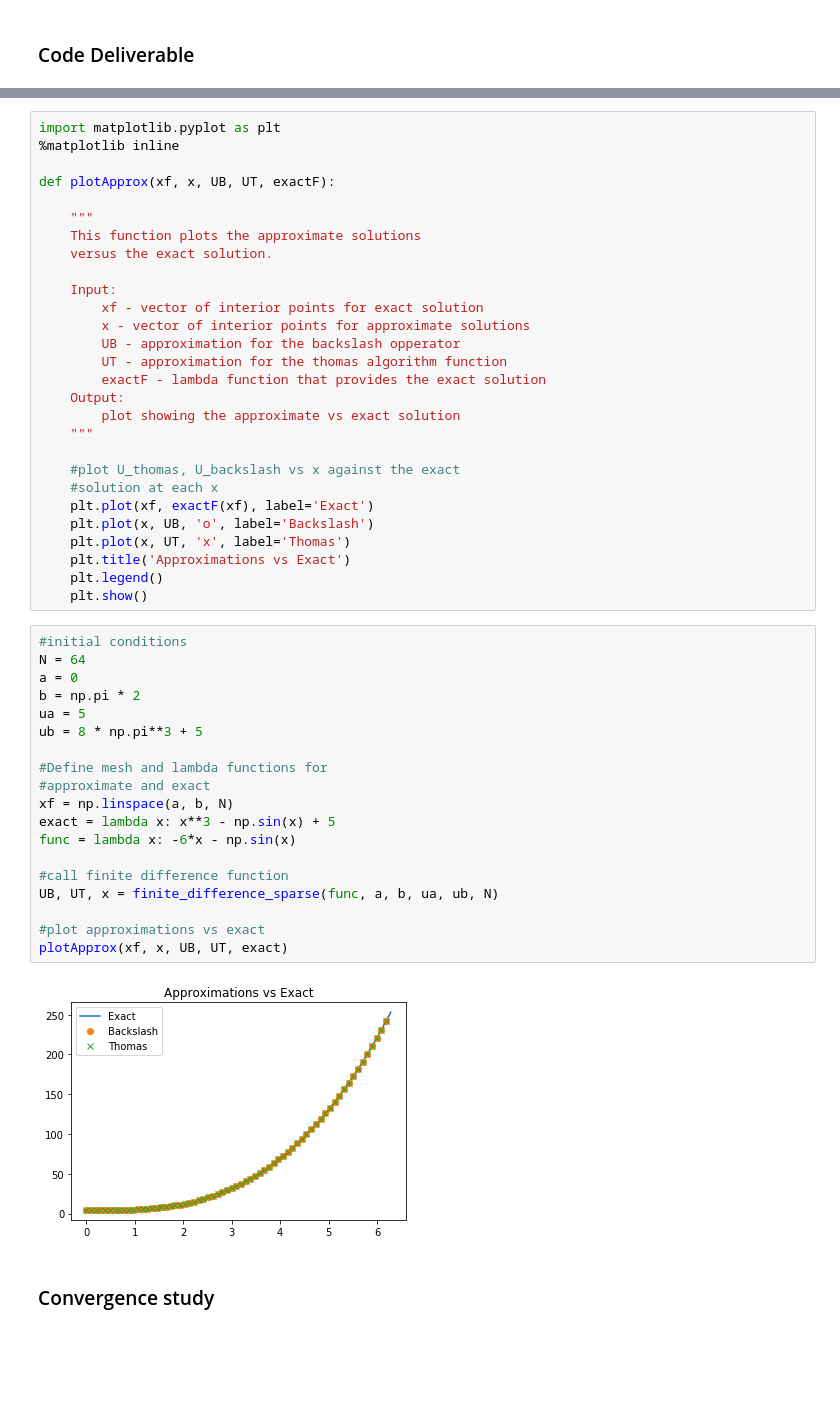
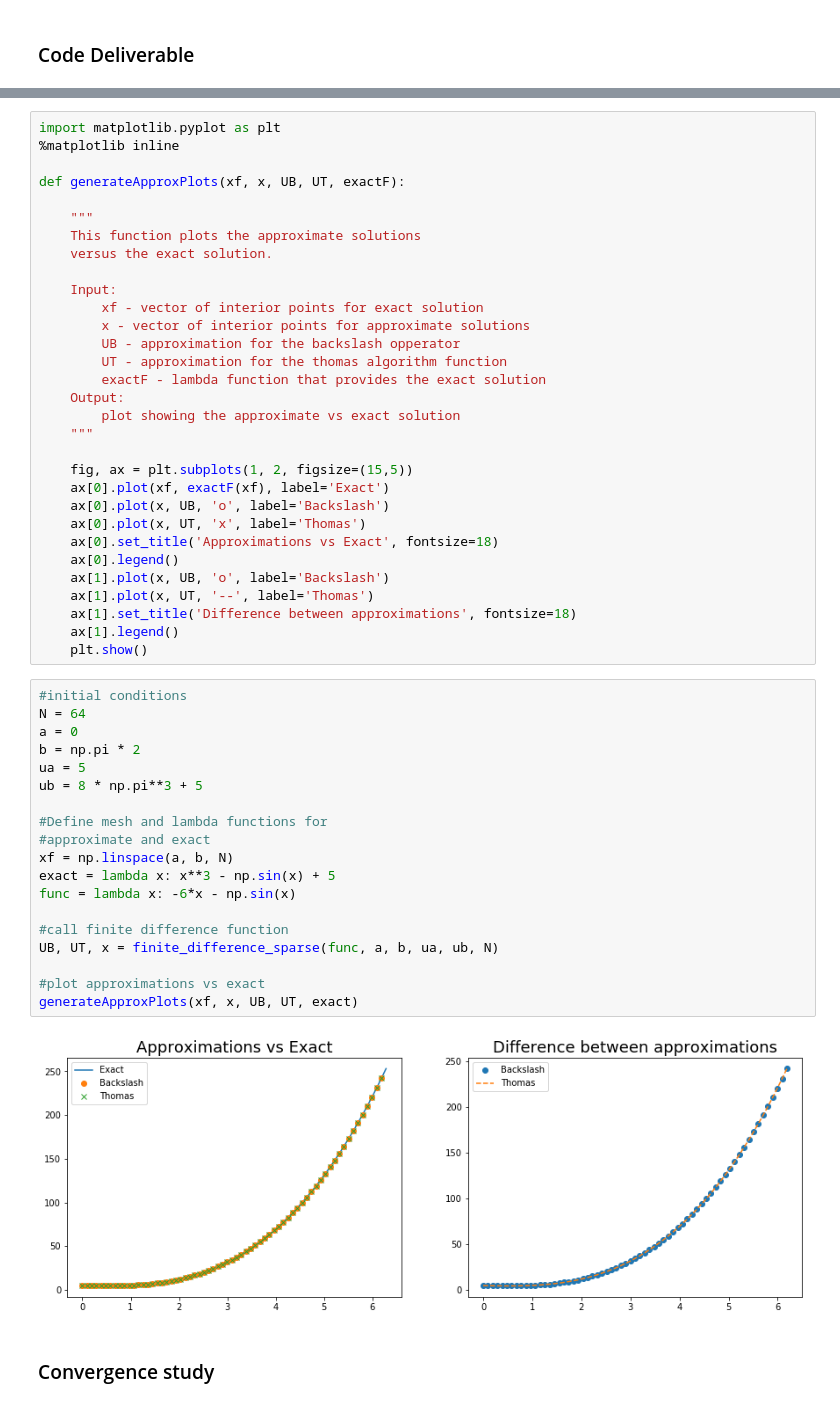
Before and after one commit to pots7878/1D_Finite_Differences, a Jupyter notebook: Lab 3 1D Finite Differences.ipynb, the cells around one changed output, grey strips where cells are left out. Saved outputs shown, nothing was run; the diff lists cells and outputs as text; blank space fills up the shorter version.

```diff
--- a/Lab 3 1D Finite Differences.ipynb
+++ b/Lab 3 1D Finite Differences.ipynb
@@ -132,7 +139,7 @@ def finite_difference_sparse(f, a, b, ua, ub, N):
 import matplotlib.pyplot as plt
 %matplotlib inline
 
-def plotApprox(xf, x, UB, UT, exactF):
+def generateApproxPlots(xf, x, UB, UT, exactF):
 
     """
     This function plots the approximate solutions
@@ -148,34 +155,37 @@ def plotApprox(xf, x, UB, UT, exactF):
         plot showing the approximate vs exact solution
     """
 
-    #plot U_thomas, U_backslash vs x against the exact
-    #solution at each x
-    plt.plot(xf, exactF(xf), label='Exact')
-    plt.plot(x, UB, 'o', label='Backslash')
-    plt.plot(x, UT, 'x', label='Thomas')
-    plt.title('Approximations vs Exact')
-    plt.legend()
+    fig, ax = plt.subplots(1, 2, figsize=(15,5))
+    ax[0].plot(xf, exactF(xf), label='Exact')
+    ax[0].plot(x, UB, 'o', label='Backslash')
+    ax[0].plot(x, UT, 'x', label='Thomas')
+    ax[0].set_title('Approximations vs Exact', fontsize=18)
+    ax[0].legend()
+    ax[1].plot(x, UB, 'o', label='Backslash')
+    ax[1].plot(x, UT, '--', label='Thomas')
+    ax[1].set_title('Difference between approximations', fontsize=18)
+    ax[1].legend()
     plt.show()
 # %%
 #initial conditions
 N = 64
 a = 0
 b = np.pi * 2
 ua = 5
 ub = 8 * np.pi**3 + 5
 
 #Define mesh and lambda functions for
 #approximate and exact
 xf = np.linspace(a, b, N)
 exact = lambda x: x**3 - np.sin(x) + 5
 func = lambda x: -6*x - np.sin(x)
 
 #call finite difference function
 UB, UT, x = finite_difference_sparse(func, a, b, ua, ub, N)
 
 #plot approximations vs exact
-plotApprox(xf, x, UB, UT, exact)
+generateApproxPlots(xf, x, UB, UT, exact)
 # %% [output]
-[figure, old version]
+[figure, new version]
 # %% [markdown]
 ### Convergence study
```
Also changed, not shown: parts of 4 cells of this notebook.
